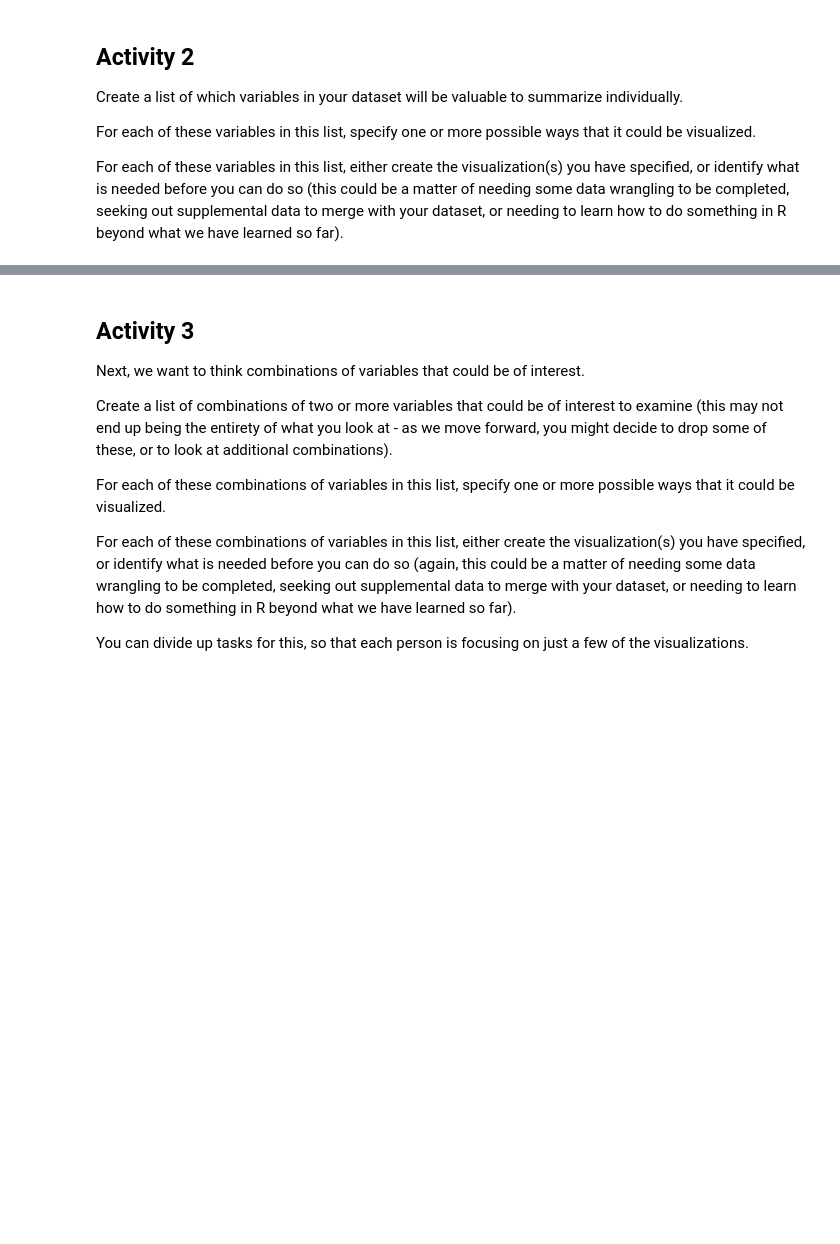
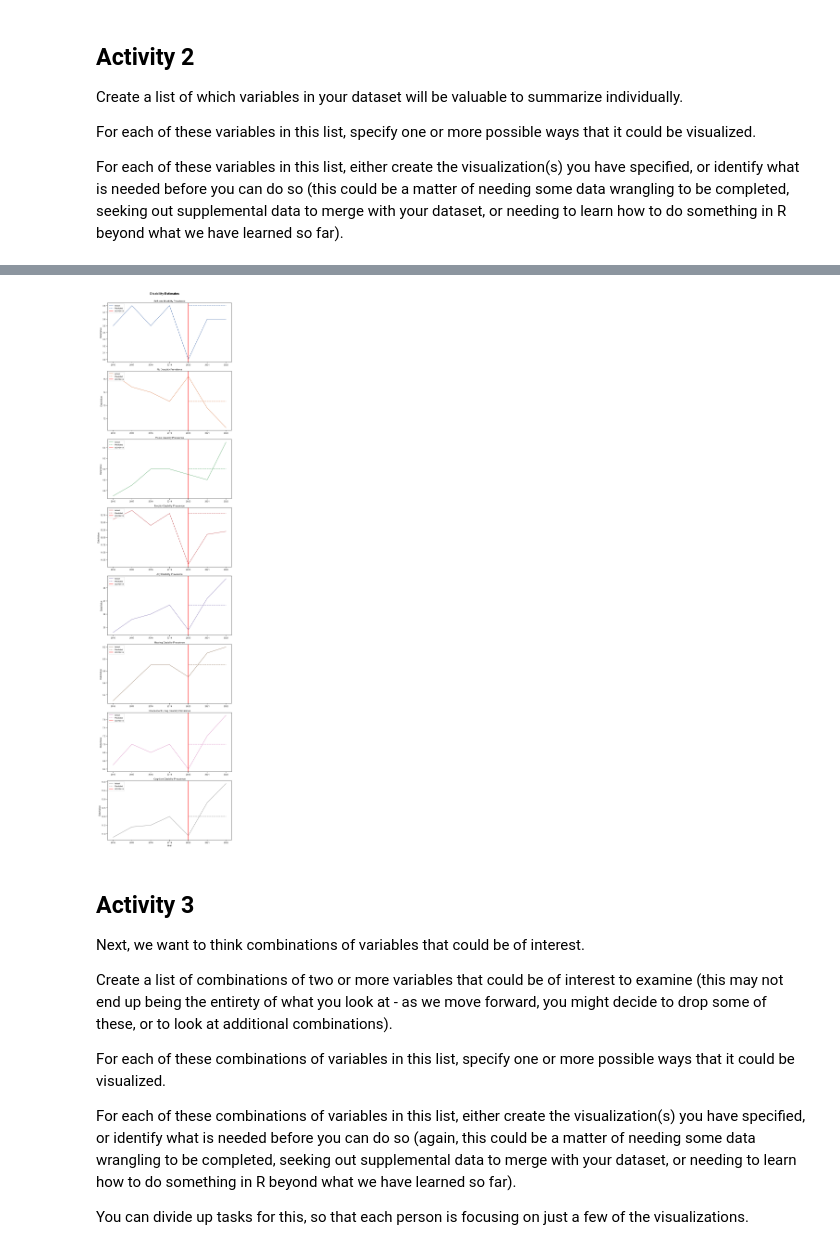
Before and after one commit to DATA5310/covid_effects, a Jupyter notebook: notebooks/homeworks/2.homework_7.ipynb, the cells around one changed output, grey strips where cells are left out. Cells and saved outputs as stored; diff of their text form; code cells hidden in the pictures; blank space fills up the shorter version.

```diff
--- a/notebooks/homeworks/2.homework_7.ipynb
+++ b/notebooks/homeworks/2.homework_7.ipynb
@@ -28,3 +52,15 @@ cdi_df = pd.read_csv(cdi_processed_path, dtype=cdi_dtype)
+# %%
+disability_processed_path = f"{repo}/datasets/processed/disability.csv"
+
+disability_dtype = {
+    "Year": "string",
+    "Topic": "string",
+    "Question": "string",
+    "DataValueType": "string",
+    "DataValue": "float32",
+}
+
+disability_df = pd.read_csv(disability_processed_path, dtype=disability_dtype)
 # %% [markdown]
 ## Activity 1
 
@@ -40,3 +262,7 @@ For each of these variables in this list, either create the visualization(s) you
+# %%
+plot_forecast_comparison(disability_df, method="spline")
+# %% [output]
+[figure, added]
 # %% [markdown]
 ## Activity 3
 
```
Also changed, not shown: parts of 10 cells of this notebook, 4 other files.
